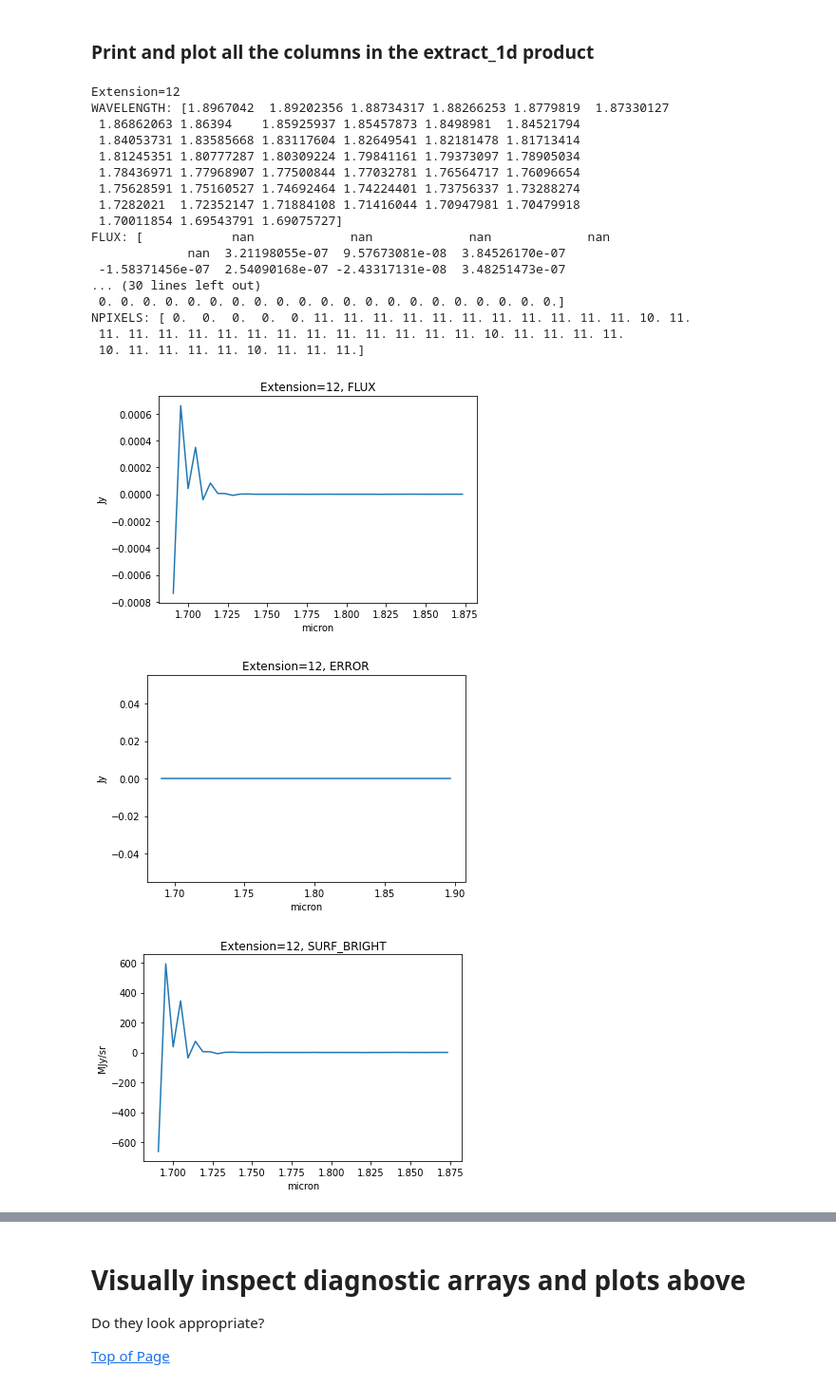
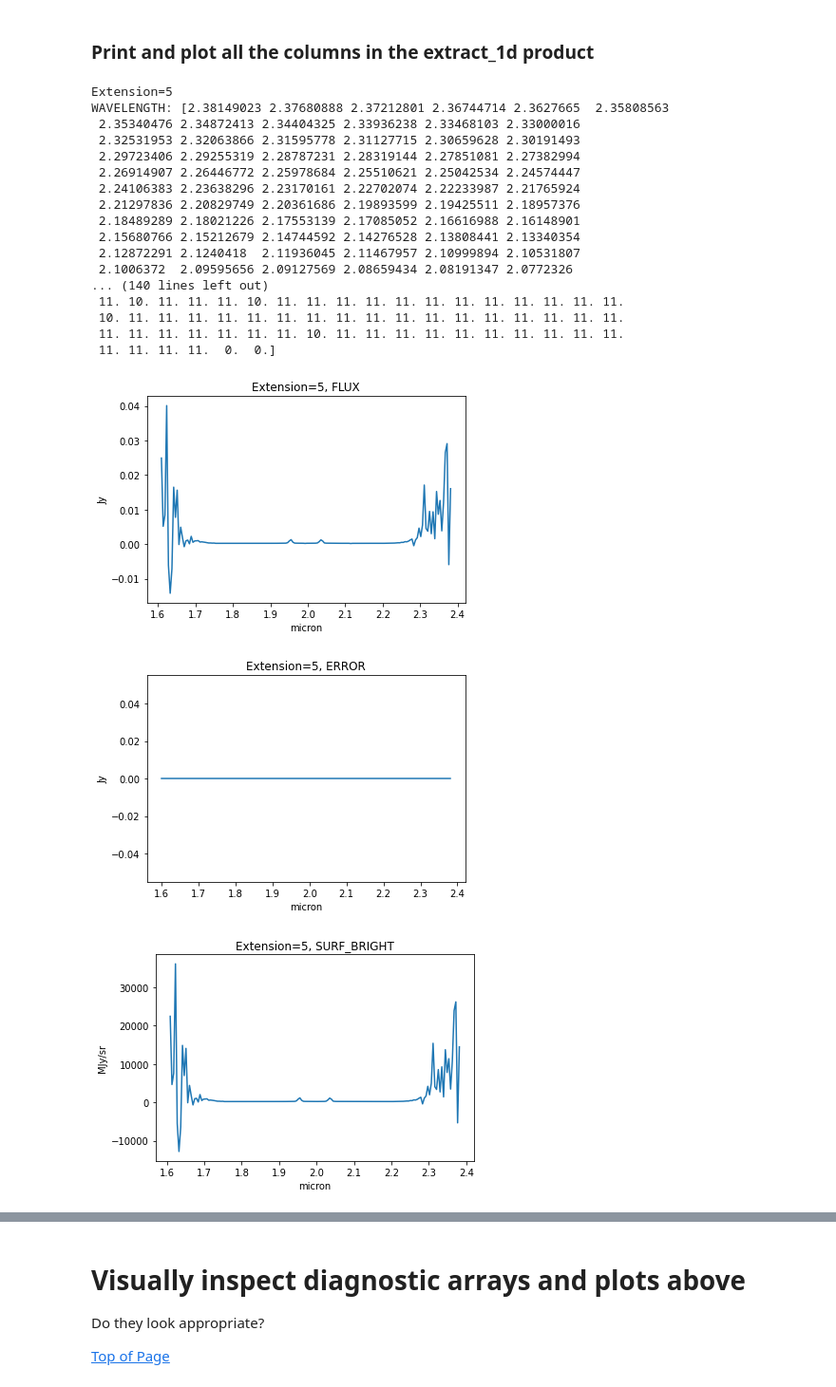
Before and after one commit to jotaylor/jwst_validation_notebooks, a Jupyter notebook: jwst_validation_notebooks/extract_1d/jwst_extract_1d_niriss_test/extract_1d-spec2-niriss-wfss.ipynb, the cells around one changed output, grey strips where cells are left out. Shown at 95% size. Drawn from its saved outputs; the diff is of its cells as text; code cells hidden in the pictures.

```diff
--- a/jwst_validation_notebooks/extract_1d/jwst_extract_1d_niriss_test/extract_1d-spec2-niriss-wfss.ipynb
+++ b/jwst_validation_notebooks/extract_1d/jwst_extract_1d_niriss_test/extract_1d-spec2-niriss-wfss.ipynb
@@ -321,41 +327,41 @@ gr_1d = Extract1dStep.call(gr_photom)
 # %%
 columns = ['WAVELENGTH', 'FLUX', 'ERROR', 'SURF_BRIGHT', 'SB_ERROR', 'DQ', 'BACKGROUND', 'BERROR', 'NPIXELS']
 #exts = np.arange(len(gr_1d.spec))
-exts = [12]
+exts = [5]
 order = 1
 for ext in exts:
     if gr_1d.spec[ext].spectral_order != order:
         print(f"Extension={ext} is not of specified order={order}, aborting")
     else:
         print(f"Extension={ext}")
     for col in columns:
         print(f"{col}: {gr_1d.spec[ext].spec_table[col]}")
         unit = gr_1d.spec[ext].spec_table.columns[col].unit
         if col != "WAVELENGTH":
             fig, ax = plt.subplots(1)
             ax.plot(gr_1d.spec[ext].spec_table['WAVELENGTH'], gr_1d.spec[ext].spec_table[col])
             ax.set_title(f"Extension={ext}, {col}")
             ax.set_xlabel("micron")
             ax.set_ylabel(unit)
     print("")
 # %% [output]
-Extension=12
-WAVELENGTH: [1.8967042  1.89202356 1.88734317 1.88266253 1.8779819  1.87330127
- 1.86862063 1.86394    1.85925937 1.85457873 1.8498981  1.84521794
- 1.84053731 1.83585668 1.83117604 1.82649541 1.82181478 1.81713414
- 1.81245351 1.80777287 1.80309224 1.79841161 1.79373097 1.78905034
- 1.78436971 1.77968907 1.77500844 1.77032781 1.76564717 1.76096654
- 1.75628591 1.75160527 1.74692464 1.74224401 1.73756337 1.73288274
- 1.7282021  1.72352147 1.71884108 1.71416044 1.70947981 1.70479918
- 1.70011854 1.69543791 1.69075727]
-FLUX: [            nan             nan             nan             nan
-             nan  3.21198055e-07  9.57673081e-08  3.84526170e-07
- -1.58371456e-07  2.54090168e-07 -2.43317131e-08  3.48251473e-07
-... (30 lines left out)
- 0. 0. 0. 0. 0. 0. 0. 0. 0. 0. 0. 0. 0. 0. 0. 0. 0. 0. 0. 0. 0.]
-NPIXELS: [ 0.  0.  0.  0.  0. 11. 11. 11. 11. 11. 11. 11. 11. 11. 11. 11. 10. 11.
- 11. 11. 11. 11. 11. 11. 11. 11. 11. 11. 11. 11. 11. 10. 11. 11. 11. 11.
- 10. 11. 11. 11. 11. 10. 11. 11. 11.]
+Extension=5
+WAVELENGTH: [2.38149023 2.37680888 2.37212801 2.36744714 2.3627665  2.35808563
+ 2.35340476 2.34872413 2.34404325 2.33936238 2.33468103 2.33000016
+ 2.32531953 2.32063866 2.31595778 2.31127715 2.30659628 2.30191493
+ 2.29723406 2.29255319 2.28787231 2.28319144 2.27851081 2.27382994
+ 2.26914907 2.26446772 2.25978684 2.25510621 2.25042534 2.24574447
+ 2.24106383 2.23638296 2.23170161 2.22702074 2.22233987 2.21765924
+ 2.21297836 2.20829749 2.20361686 2.19893599 2.19425511 2.18957376
+ 2.18489289 2.18021226 2.17553139 2.17085052 2.16616988 2.16148901
+ 2.15680766 2.15212679 2.14744592 2.14276528 2.13808441 2.13340354
+ 2.12872291 2.1240418  2.11936045 2.11467957 2.10999894 2.10531807
+ 2.1006372  2.09595656 2.09127569 2.08659434 2.08191347 2.0772326
+... (140 lines left out)
+ 11. 10. 11. 11. 11. 10. 11. 11. 11. 11. 11. 11. 11. 11. 11. 11. 11. 11.
+ 10. 11. 11. 11. 11. 11. 11. 11. 11. 11. 11. 11. 11. 11. 11. 11. 11. 11.
+ 11. 11. 11. 11. 11. 11. 11. 10. 11. 11. 11. 11. 11. 11. 11. 11. 11. 11.
+ 11. 11. 11. 11.  0.  0.]
-[figure, old version]
+[figure, new version]
-[figure, old version]
+[figure, new version]
-[figure, old version]
+[figure, new version]
```
Also changed, not shown: parts of 11 cells of this notebook.
